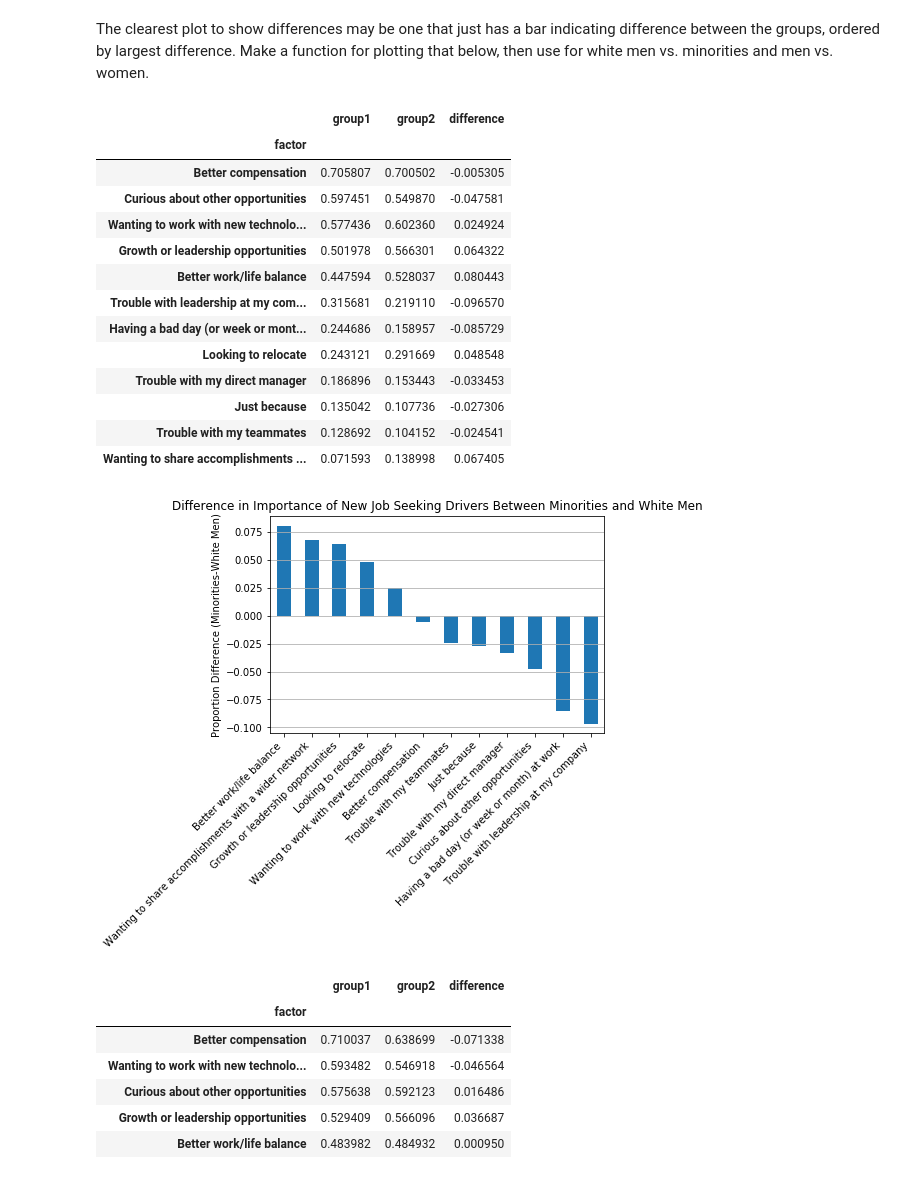
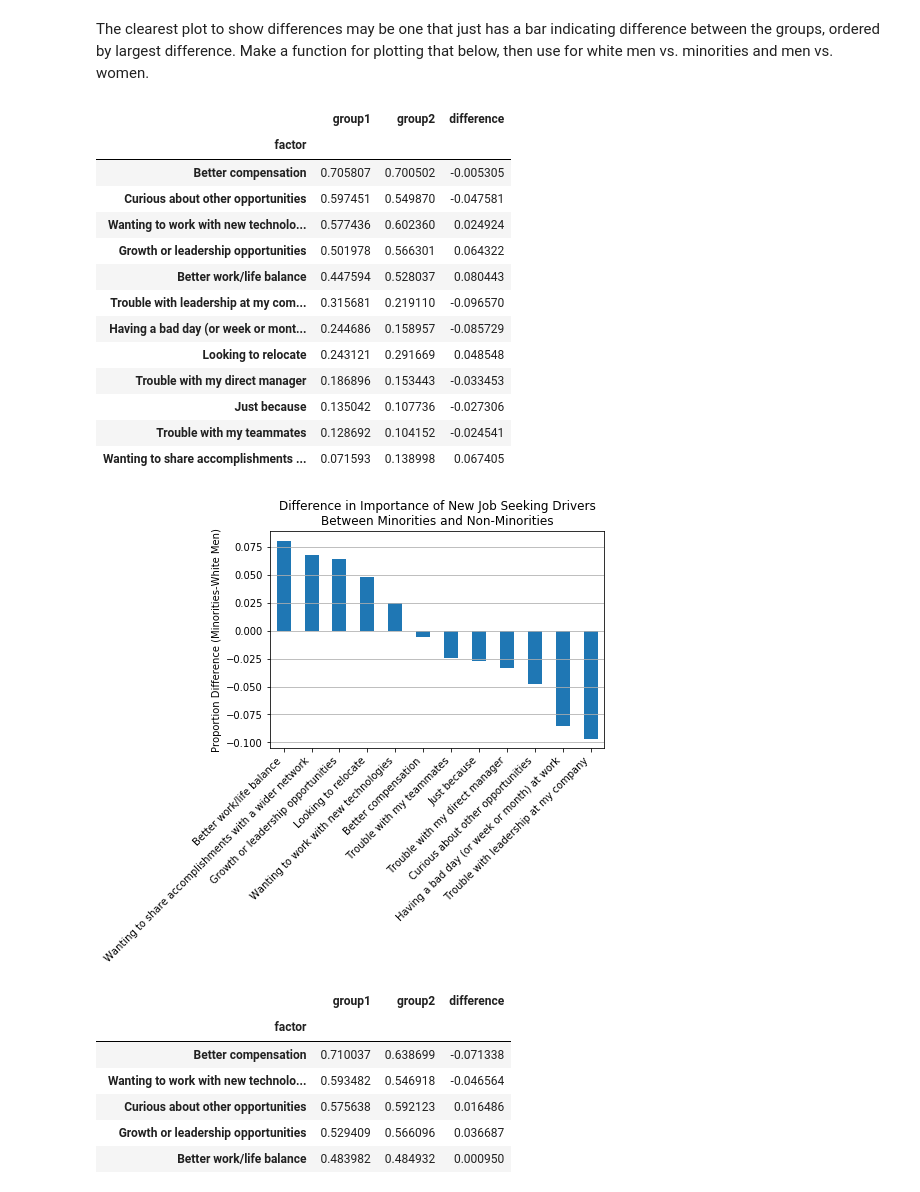
Before and after one commit to dagmaraw/stackoverflow, a Jupyter notebook: Stack_Overflow_Survey.ipynb, the cells around one changed output. Saved outputs shown, nothing was run; the diff lists cells and outputs as text; code cells hidden in the pictures.

Commit message:
Modified some plot asthetics

```diff
--- a/Stack_Overflow_Survey.ipynb
+++ b/Stack_Overflow_Survey.ipynb
@@ -460,24 +460,24 @@ def plot_difference_chart(df1,df2):
     return ax,df_drivers_dem
 # %%
 ax,df_drivers_minority = plot_difference_chart(drivers_df_whitemen,drivers_df_minorities.loc[drivers_order])
-ax.set(xlabel="", ylabel="Proportion Difference (Minorities-White Men)", title="Difference in Importance of New Job Seeking Drivers Between Minorities and White Men");
+ax.set(xlabel="", ylabel="Proportion Difference (Minorities-White Men)", title="Difference in Importance of New Job Seeking Drivers\nBetween Minorities and Non-Minorities");
 df_drivers_minority
 # %% [output]
 |  | group1 | group2 | difference |
 | factor |  |  |  |
 | Better compensation | 0.705807 | 0.700502 | -0.005305 |
 | Curious about other opportunities | 0.597451 | 0.549870 | -0.047581 |
 | Wanting to work with new technolo... | 0.577436 | 0.602360 | 0.024924 |
 | Growth or leadership opportunities | 0.501978 | 0.566301 | 0.064322 |
 | Better work/life balance | 0.447594 | 0.528037 | 0.080443 |
 | Trouble with leadership at my com... | 0.315681 | 0.219110 | -0.096570 |
 | Having a bad day (or week or mont... | 0.244686 | 0.158957 | -0.085729 |
 | Looking to relocate | 0.243121 | 0.291669 | 0.048548 |
 | Trouble with my direct manager | 0.186896 | 0.153443 | -0.033453 |
 | Just because | 0.135042 | 0.107736 | -0.027306 |
 | Trouble with my teammates | 0.128692 | 0.104152 | -0.024541 |
 | Wanting to share accomplishments ... | 0.071593 | 0.138998 | 0.067405 |
-[figure, old version]
+[figure, new version]
 # %%
 ax,df_drivers_sex = plot_difference_chart(drivers_df_men,drivers_df_women.loc[drivers_men_order])
 ax.set(xlabel="", ylabel="Proportion Difference (Women-Men)", title="Difference in Importance of New Job Seeking Drivers by Sex");
```
Also changed, not shown: parts of 1 cell of this notebook.
